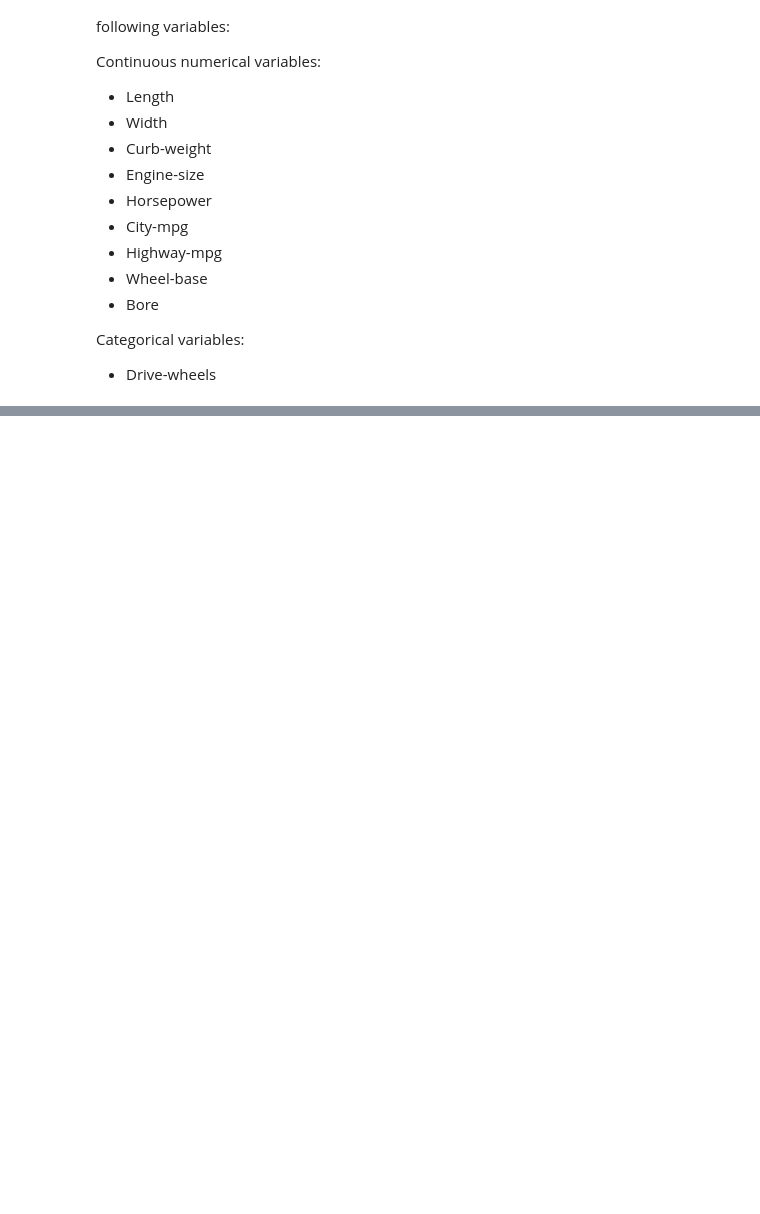
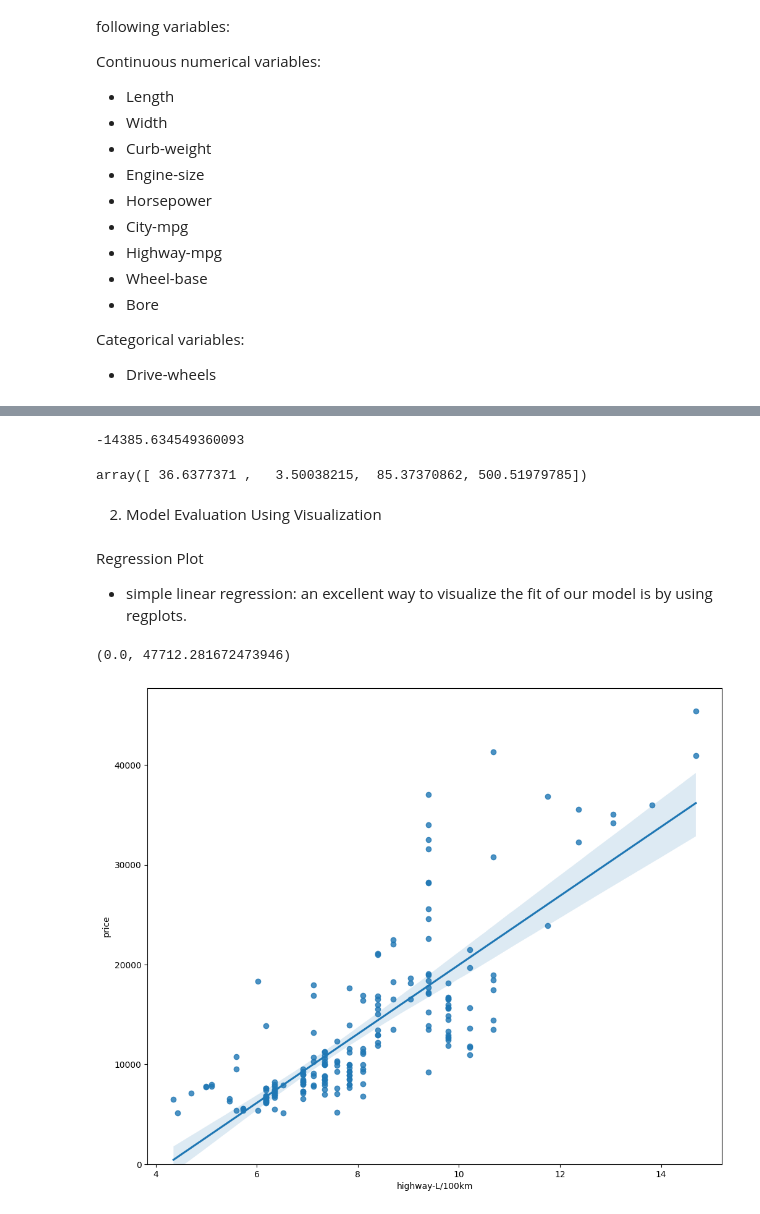
Before and after one commit to taisakamisarava/Auto_price_prediction, a Jupyter notebook: Autos.ipynb, the cells around one changed output, grey strips where cells are left out. Saved outputs shown, nothing was run; the diff lists cells and outputs as text; code cells hidden in the pictures; blank space fills up the shorter version.

Commit message:
updated visualization

```diff
--- a/Autos.ipynb
+++ b/Autos.ipynb
@@ -919,0 +910,10 @@ array([ 36.6377371 ,   3.50038215,  85.37370862, 500.51979785])
+# %%
+lm.intercept_
+# %% [output]
+-14385.634549360093
+# %%
+lm.coef_
+# %% [output]
+array([ 36.6377371 ,   3.50038215,  85.37370862, 500.51979785])
+# %% [markdown]
+2. Model Evaluation Using Visualization
@@ -919,0 +923,15 @@ array([ 36.6377371 ,   3.50038215,  85.37370862, 500.51979785])
+# %% [markdown]
+Regression Plot
+
+* simple linear regression: an excellent way to visualize the fit of our model is by using regplots.
+# %%
+# highway-L/100km as potential predictor variable of price:
+
+width = 12
+height = 10
+plt.figure(figsize = (width, height))
+sns.regplot(x = "highway-L/100km", y = "price", data = df)
+plt.ylim(0,)
+# %% [output]
+(0.0, 47712.281672473946)
+[figure, added]
```
Also changed, not shown: parts of 41 cells of this notebook.
